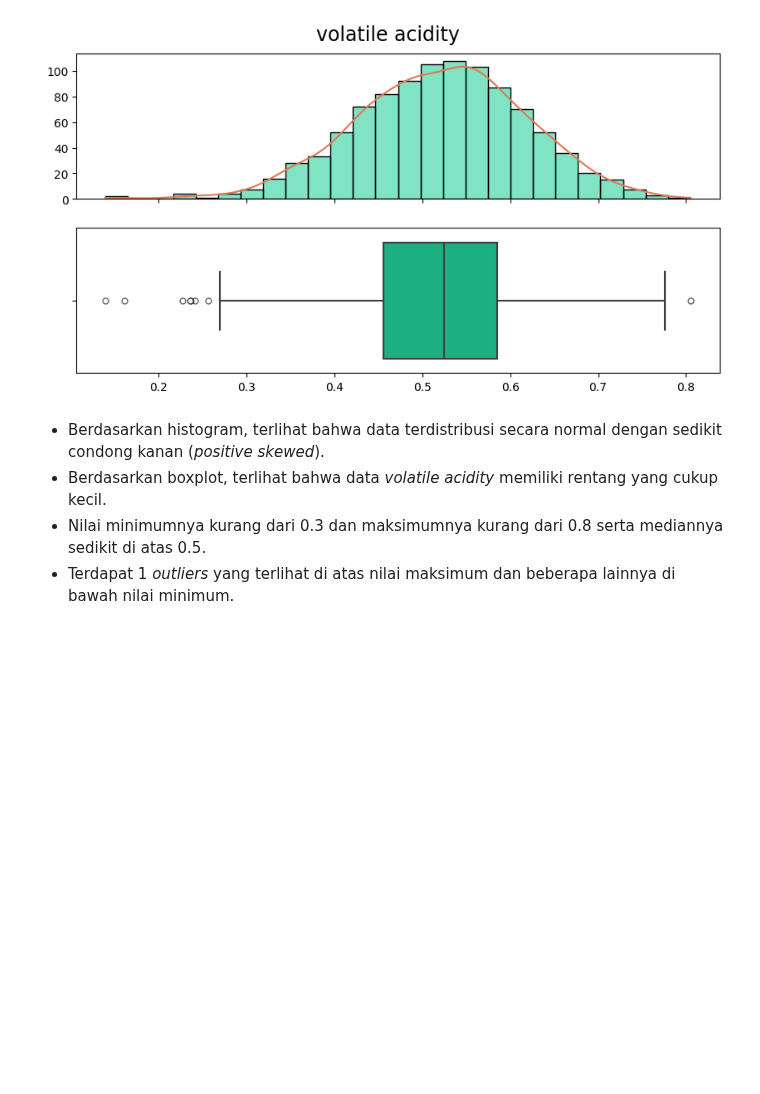
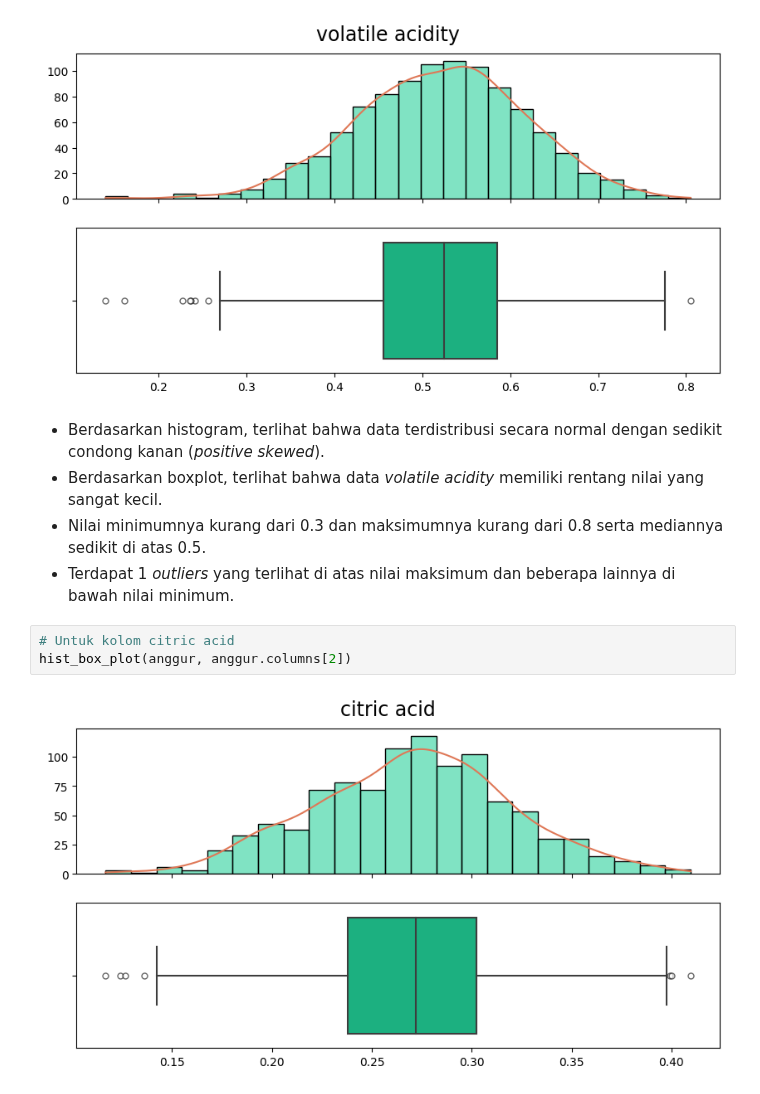
Before and after one commit to SaddamAnnais/K1-T1-IF2220-13521099, a Jupyter notebook: main.ipynb, the cells around one changed output. Drawn from its saved outputs; the diff is of its cells as text; blank space fills up the shorter version.

```diff
--- a/main.ipynb
+++ b/main.ipynb
@@ -66,6 +67,11 @@ hist_box_plot(anggur, anggur.columns[1])
 [figure]
 # %% [markdown]
 - Berdasarkan histogram, terlihat bahwa data terdistribusi secara normal dengan sedikit condong kanan (*positive skewed*).
-- Berdasarkan boxplot, terlihat bahwa data *volatile acidity* memiliki rentang yang cukup kecil.
+- Berdasarkan boxplot, terlihat bahwa data *volatile acidity* memiliki rentang nilai yang sangat kecil.
 - Nilai minimumnya kurang dari 0.3 dan maksimumnya kurang dari 0.8 serta mediannya sedikit di atas 0.5.
 - Terdapat 1 *outliers* yang terlihat di atas nilai maksimum dan beberapa lainnya di bawah nilai minimum.
+# %%
+# Untuk kolom citric acid
+hist_box_plot(anggur, anggur.columns[2])
+# %% [output]
+[figure, added]
```
Also changed, not shown: parts of 21 cells of this notebook.
